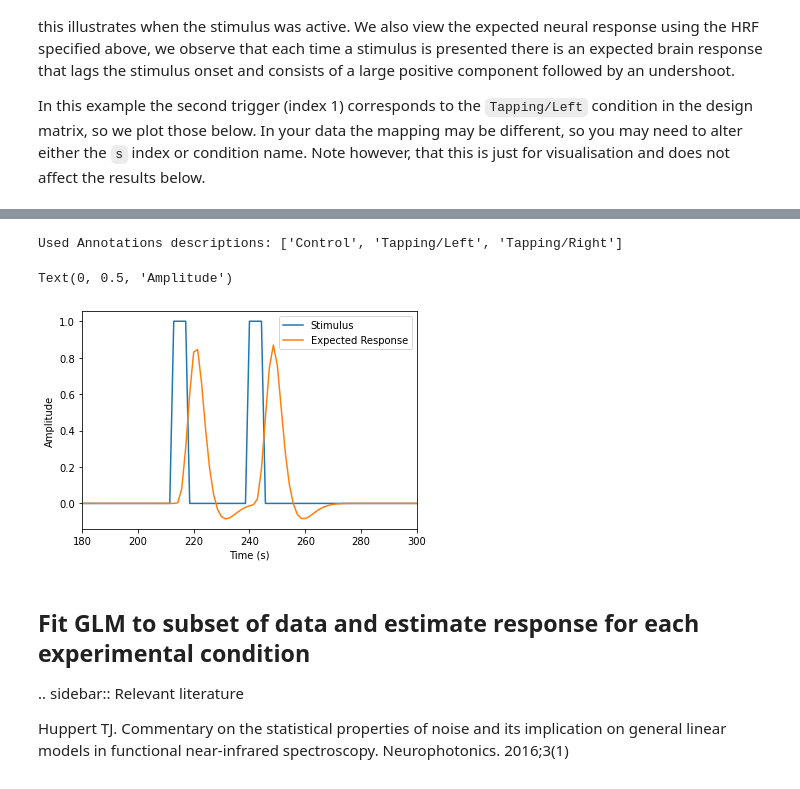
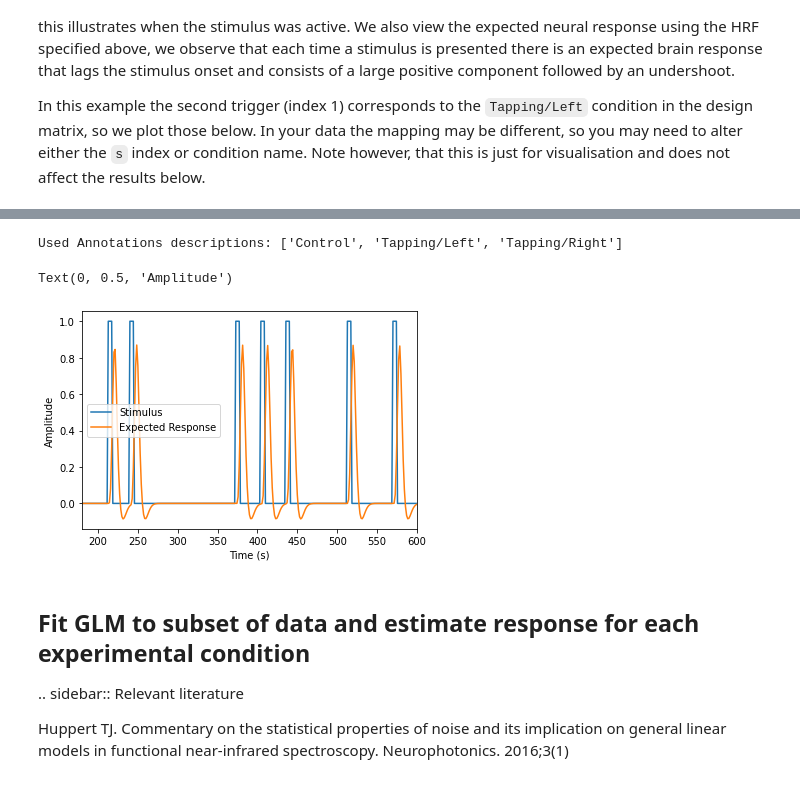
Before and after one commit to Rogerio-mack/fNIRS, a Jupyter notebook: plot_11_hrf_measured_b.ipynb, the cells around one changed output, grey strips where cells are left out. Drawn from its saved outputs; the diff is of its cells as text; code cells hidden in the pictures.

```diff
--- a/plot_11_hrf_measured_b.ipynb
+++ b/plot_11_hrf_measured_b.ipynb
@@ -585,15 +700,15 @@ array([0., 0., 0., ..., 0., 0., 0.])
 # %%
 s = mne_nirs.experimental_design.create_boxcar(raw_intensity, stim_dur=5.0)
 plt.plot(raw_intensity.times, s[:, 1])
 plt.plot(design_matrix['Tapping/Left'])
-plt.xlim(180, 300)
+plt.xlim(180, 600)
 plt.legend(["Stimulus", "Expected Response"])
 plt.xlabel("Time (s)")
 plt.ylabel("Amplitude")
 # %% [output]
 Used Annotations descriptions: ['Control', 'Tapping/Left', 'Tapping/Right']
 Text(0, 0.5, 'Amplitude')
-[figure, old version]
+[figure, new version]
 # %% [markdown]
 ## Fit GLM to subset of data and estimate response for each experimental condition
 
```
Also changed, not shown: parts of 14 cells of this notebook.
